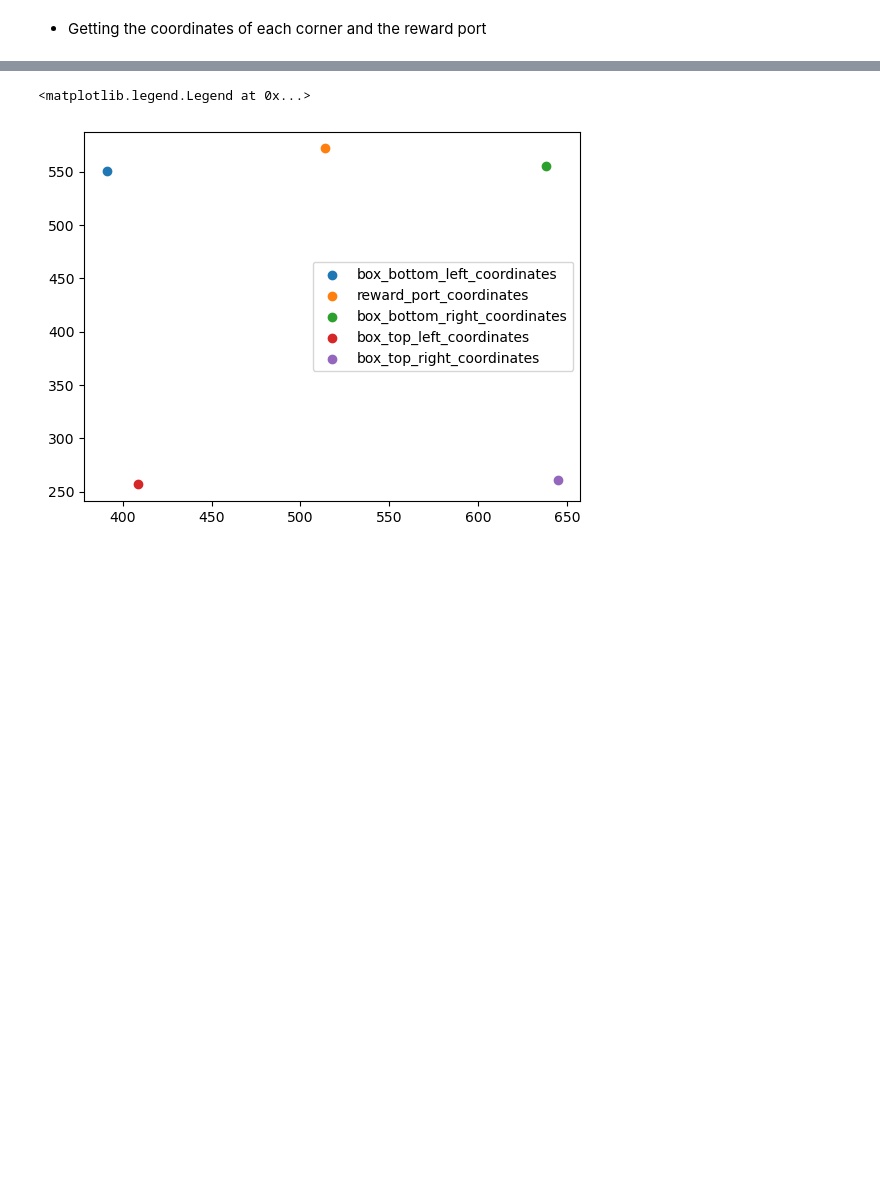
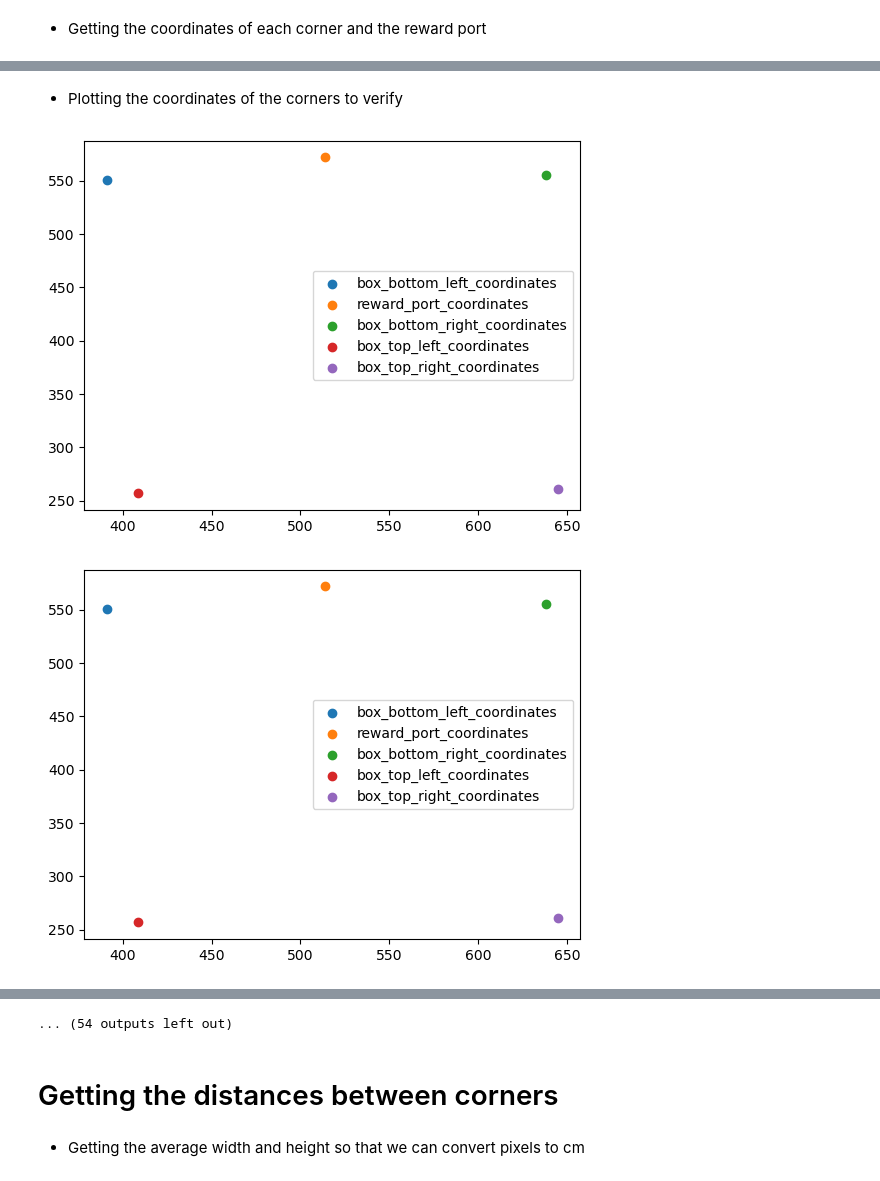
Before and after one commit to padillacoreanolab/dominance_strain_comparison, a Jupyter notebook: results/2023_05_02_rc_sleap_analysis/refactored_tone_distance.ipynb, the cells around one changed output, grey strips where cells are left out. Saved outputs shown, nothing was run; the diff lists cells and outputs as text; code cells hidden in the pictures; blank space fills up the shorter version.

Commit message:
nb: refactor distance calculation

```diff
--- a/results/2023_05_02_rc_sleap_analysis/refactored_tone_distance.ipynb
+++ b/results/2023_05_02_rc_sleap_analysis/refactored_tone_distance.ipynb
@@ -21,9 +24,13 @@ Explanation of each input and where it comes from.
 # the vairables are all lower in snake case
 OUTPUT_DIR = "./proc" # where data is saved should always be shown in the inputs
 # ITIs from MED-PC code
+FRAME_RATE = 30
 ALL_ITIS = [80, 90, 80, 75, 100, 95, 90, 80, 90, 100, 90, 120, 90, 85, 90, 95, 120, 80, 95, 80, 90, 80, 75, 100, 95, 90, 80, 90, 100, 90, 120, 90, 85, 90, 95, 90, 80, 90, 100, 90, 90, 90, 90, 90, 90, 90, 90, 90, 90, 90, 90, 90, 90, 90, 90, 90, 90, 90, 90 ]
 # Converting the seconds into frames
-ALL_ITIS = [num * 30 for num in ALL_ITIS]
+ALL_ITIS = [num * FRAME_RATE for num in ALL_ITIS]
+MEDPC_BOX_WIDTH = 29.5
+MEDPC_BOX_LENGTH = 24
+FRAME_RANGE = 20 * FRAME_RATE
 # %%
 TONE_START_DF = pd.read_excel("./data/reward_comp_tone_sleap_frames.xlsx")
 # %% [markdown]
@@ -241,8 +331,8 @@ file_name_to_corner[list(file_name_to_corner.keys())[0]]
 # %% [output]
 './data/corner_labeling/10-04-22_Test_21_1-1v1-3.fixed.corner.h5'
 # %%
-TONE_START_DF["corner_file"] = TONE_START_DF["File Name"].map(file_name_to_corner)
-TONE_START_DF["pose_estimation_file"] = TONE_START_DF["File Name"].map(file_name_to_pose_estimation)
+TONE_START_DF["corner_file"] = TONE_START_DF["file_base"].map(file_name_to_corner)
+TONE_START_DF["pose_estimation_file"] = TONE_START_DF["file_base"].map(file_name_to_pose_estimation)
 # %%
 TONE_START_DF.head()
 # %% [output]
@@ -266,6 +356,8 @@ corner_node_names
  'box_top_right']
 # %% [markdown]
 - Getting the coordinates of each corner and the reward port
+# %%
+TONE_START_DF["corner_sleap"] = TONE_START_DF["corner_file"].apply(lambda x: extract_sleap_data_from_h5(x))
 # %%
 for index, node in enumerate(corner_node_names):
     TONE_START_DF["{}_coordinates".format(node)] = TONE_START_DF["corner_file"].apply(lambda x: extract_sleap_data_from_h5(x)[0][0,index,:,0])
@@ -283,11 +373,16 @@ tone_start_df.head()
+# %% [markdown]
+- Plotting the coordinates of the corners to verify
 # %%
-corner_columns = [col for col in tone_start_df.columns if "coordinates" in col]
+corner_columns = [col for col in TONE_START_DF.columns if "coordinates" in col]
 # %%
-fig, ax = plt.subplots()
+for index, row in TONE_START_DF.iterrows():
+    fig, ax = plt.subplots()
 
-for index, row in tone_start_df.iterrows():
     for corner in corner_columns:
         plt.scatter(row[corner][0], row[corner][1], label=corner)
-    break
-plt.legend()
+    plt.legend()
+    plt.show()
+    plt.close()
 # %% [output]
+[figure]
+[figure, added]
@@ -294,2 +399,5 @@ plt.legend()
-<matplotlib.legend.Legend at 0x...>
+... (54 outputs left out)
-[figure]
+# %% [markdown]
+# Getting the distances between corners
+# %% [markdown]
+- Getting the average width and height so that we can convert pixels to cm
```
Also changed, not shown: parts of 38 cells of this notebook.
